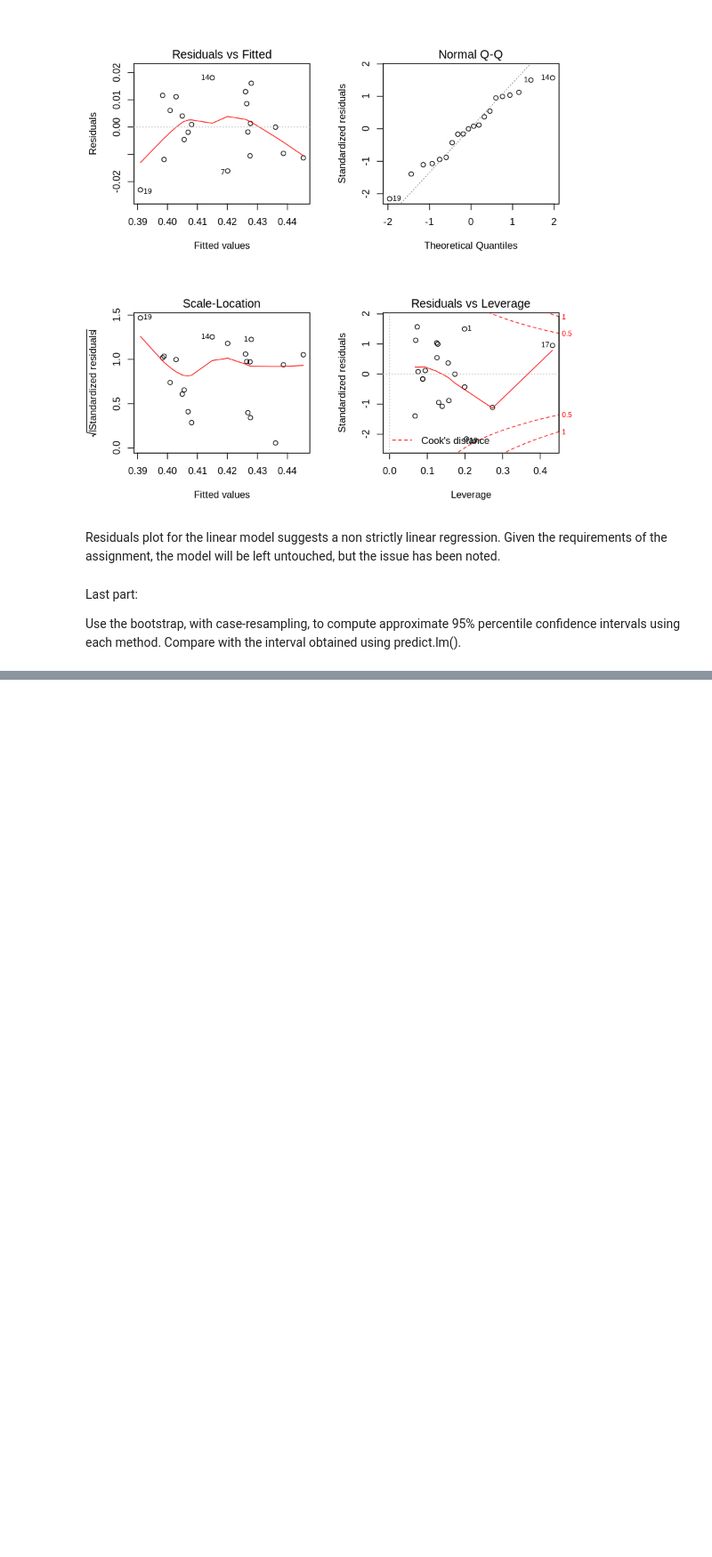
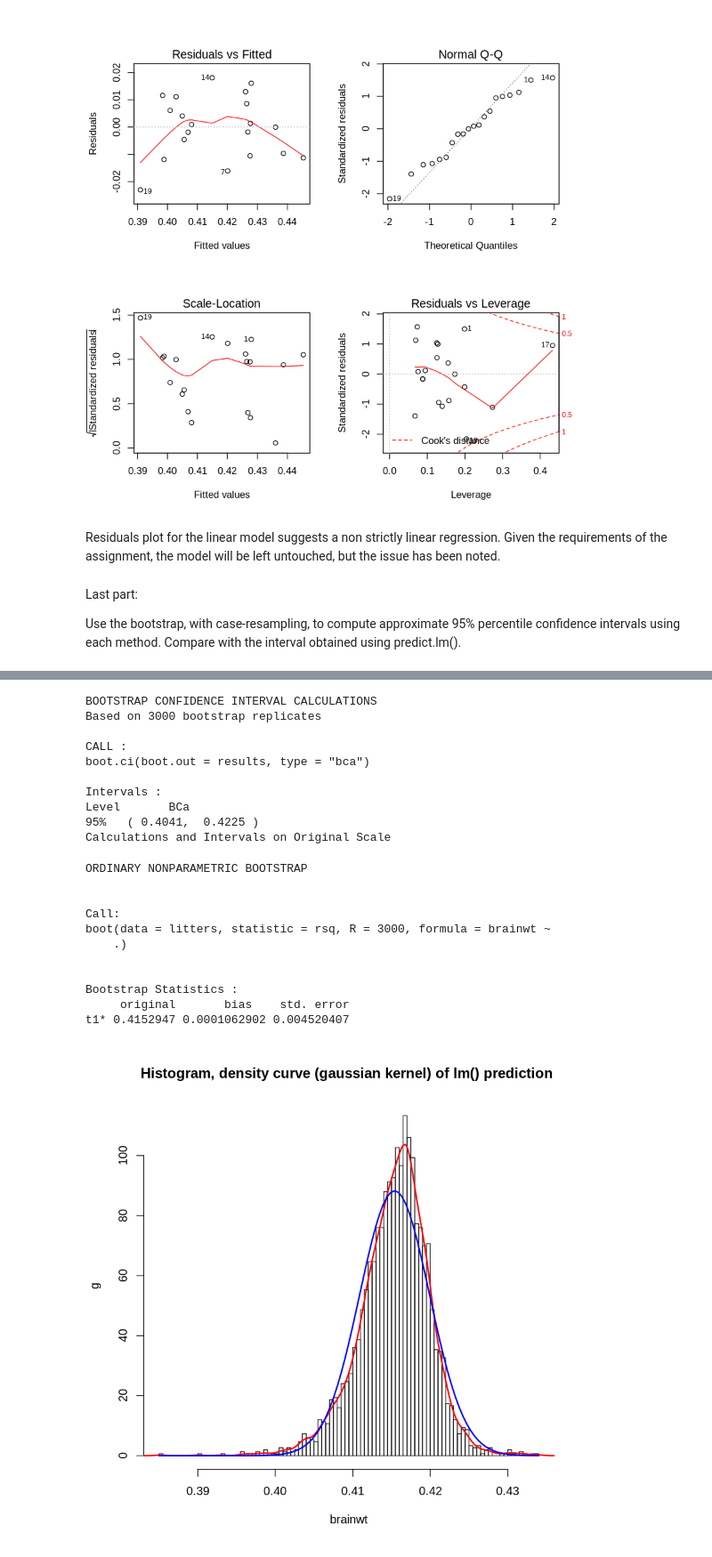
Before and after one commit to andrealorenzon/sm4ds, a Jupyter notebook: Assignment4.ipynb, the cells around one changed output, grey strips where cells are left out. Shown at 89% size. Cells and saved outputs as stored; diff of their text form; code cells hidden in the pictures; blank space fills up the shorter version.

```diff
--- a/Assignment4.ipynb
+++ b/Assignment4.ipynb
@@ -584,0 +437,44 @@ NULL
+# %%
+#predicting by bootstrap on lm()
+
+rsq <- function(formula, data, indices) {
+  d <- data[indices,] # allows boot to select sample
+  fit <- lm(formula, data=d)
+  return(predict(fit, newdata = test))
+}
+# bootstrapping with 1000 replications
+results <- boot(data=litters, statistic=rsq,   R=3000, formula=brainwt~.)
+
+# get 95% confidence interval
+boot.ci(results, type="bca")
+
+# view results
+results
+hist(results$t,breaks = 100, freq=F,main="Histogram, density curve (gaussian kernel) of lm() prediction ",xlab="brainwt",ylab="g")
+lines(density(results$t), col="red", lwd=2)
+curve(dnorm(x, mean = mean(results$t), sd = sd(results$t)), add=TRUE, col="blue",lwd=2)
+# get 95% confidence interval
+#boot.ci(results, type="bca")
+# %% [output]
+BOOTSTRAP CONFIDENCE INTERVAL CALCULATIONS
+Based on 3000 bootstrap replicates
+
+CALL :
+boot.ci(boot.out = results, type = "bca")
+
+Intervals :
+Level       BCa
+95%   ( 0.4041,  0.4225 )
+Calculations and Intervals on Original Scale
+ORDINARY NONPARAMETRIC BOOTSTRAP
+
+
+Call:
+boot(data = litters, statistic = rsq, R = 3000, formula = brainwt ~
+    .)
+
+
+Bootstrap Statistics :
+     original       bias    std. error
+t1* 0.4152947 0.0001062902 0.004520407
+[figure, added]
```
Also changed, not shown: parts of 9 cells of this notebook.
